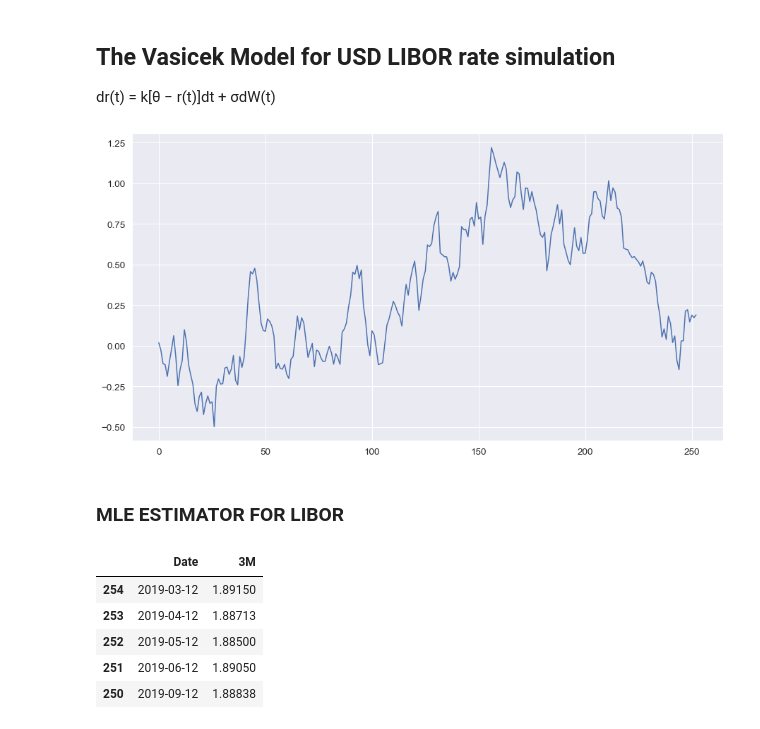
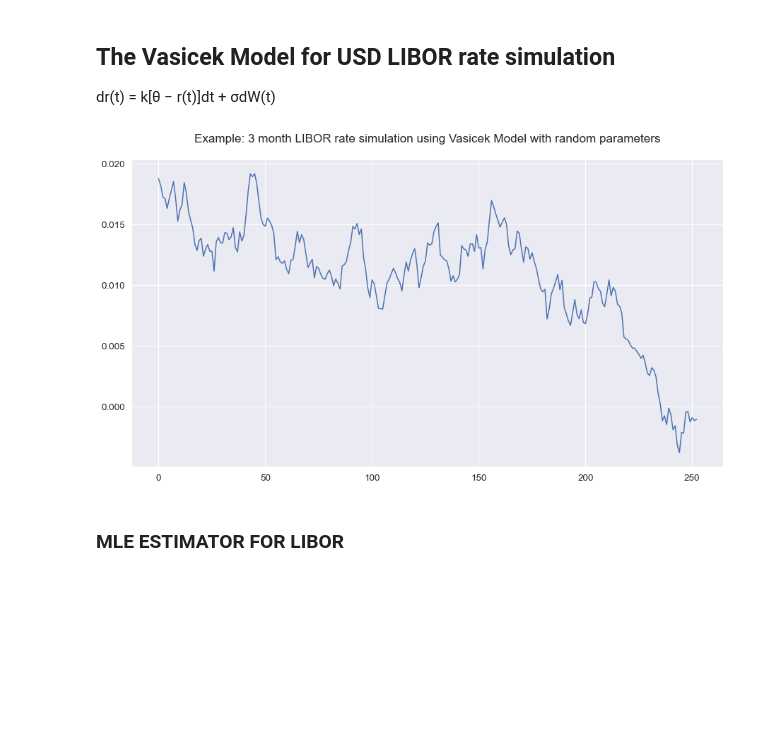
Before and after one commit to abhishekprog0/StructuredPricingEngine, a Jupyter notebook: Structured & Hybrid Project 2020.ipynb, the cells around one changed output. Cells and saved outputs as stored; diff of their text form; code cells hidden in the pictures; blank space fills up the shorter version.

Commit message:
Fixed the 3-month LIBOR dataset and Vasicek Model.

```diff
--- a/Structured & Hybrid Project 2020.ipynb
+++ b/Structured & Hybrid Project 2020.ipynb
@@ -125,7 +125,7 @@ for seed in seed_list:
 ## The Vasicek Model for USD LIBOR rate simulation
 dr(t) = k[θ − r(t)]dt + σdW(t)
 # %%
-def vasicek(r0, K, theta, sigma, T=1., N=10, seed=777):
+def vasicek(r0, K, theta, sigma, T=1., N=252, seed=777):
 
     np.random.seed(seed)
     dt = T/float(N)
@@ -135,26 +135,12 @@ def vasicek(r0, K, theta, sigma, T=1., N=10, seed=777):
         rates.append(rates[-1] + dr)
     return range(N+1), rates
 # %%
-xo, yo = vasicek(0.01875, 0.20, 0.01, 0.1, 1, 252)
+xo, yo = vasicek(0.01875, 0.20, -0.1, 0.001, 1, 252)
 
+plt.title("Example: 3 month LIBOR rate simulation using Vasicek Model with random parameters")
 plt.plot(xo,yo)
 plt.show()
 # %% [output]
-[figure, old version]
+[figure, new version]
 # %% [markdown]
 ### MLE ESTIMATOR FOR LIBOR
-# %%
-df = pd.read_csv('LIBOR USD.csv')
-df = df.drop(columns = ['Week day','ON','1W','1M','2M','6M','12M'])
-#df.set_index('Date')
-
-df['Date'] = df['Date'].astype('datetime64[ns]')
-df = df.sort_values(by = ['Date'])
-df.head()
-# %% [output]
-|  | Date | 3M |
-| 254 | 2019-03-12 | 1.89150 |
-| 253 | 2019-04-12 | 1.88713 |
-| 252 | 2019-05-12 | 1.88500 |
-| 251 | 2019-06-12 | 1.89050 |
-| 250 | 2019-09-12 | 1.88838 |
```
Also changed, not shown: parts of 11 cells of this notebook, 1 other file.
